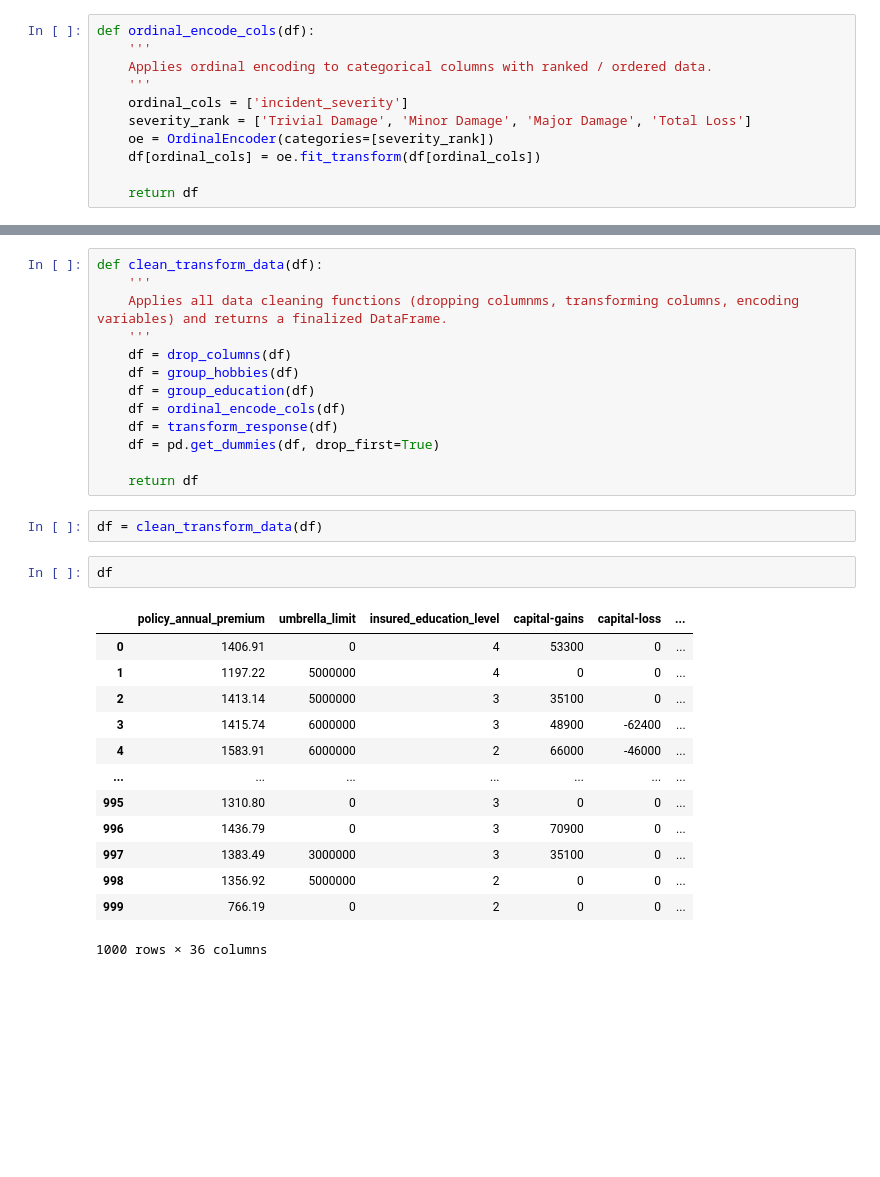
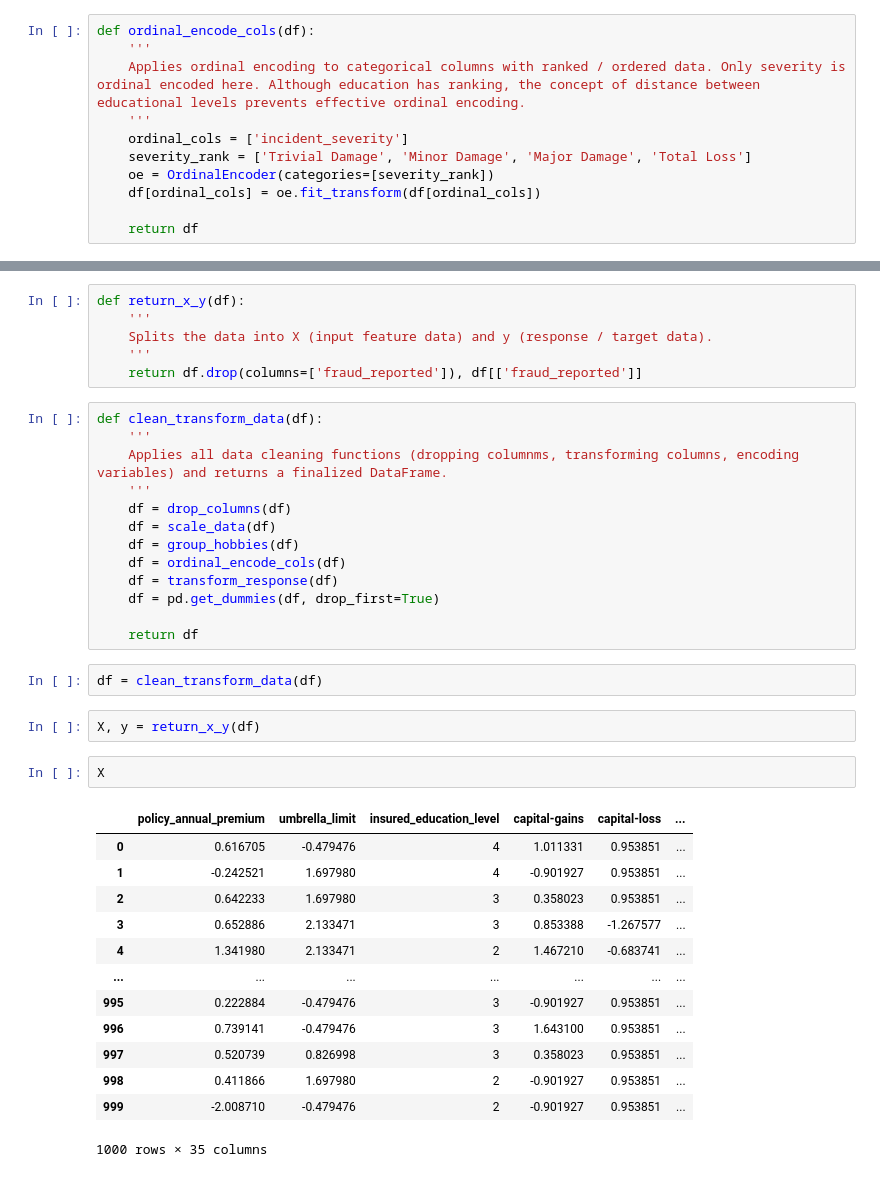
Before and after one commit to kcao22/insurance_fraud, a Jupyter notebook: exploration.ipynb, the cells around one changed output, grey strips where cells are left out. Drawn from its saved outputs; the diff is of its cells as text; blank space fills up the shorter version.

Commit message:
change education to one hot. scaled data.

```diff
--- a/exploration.ipynb
+++ b/exploration.ipynb
@@ -532,7 +526,7 @@ def group_education(df):
 # %%
 def ordinal_encode_cols(df):
     '''
-    Applies ordinal encoding to categorical columns with ranked / ordered data.
+    Applies ordinal encoding to categorical columns with ranked / ordered data. Only severity is ordinal encoded here. Although education has ranking, the concept of distance between educational levels prevents effective ordinal encoding.
     '''
     ordinal_cols = ['incident_severity']
     severity_rank = ['Trivial Damage', 'Minor Damage', 'Major Damage', 'Total Loss']
@@ -549,12 +544,18 @@ def transform_response(df):
     return df
+# %%
+def return_x_y(df):
+    '''
+    Splits the data into X (input feature data) and y (response / target data).
+    '''
+    return df.drop(columns=['fraud_reported']), df[['fraud_reported']]
 # %%
 def clean_transform_data(df):
     '''
     Applies all data cleaning functions (dropping columnms, transforming columns, encoding variables) and returns a finalized DataFrame.
     '''
     df = drop_columns(df)
+    df = scale_data(df)
     df = group_hobbies(df)
-    df = group_education(df)
     df = ordinal_encode_cols(df)
     df = transform_response(df)
     df = pd.get_dummies(df, drop_first=True)
@@ -562,19 +563,21 @@ def clean_transform_data(df):
     return df
 # %%
 df = clean_transform_data(df)
-# %%
-df
-# %% [output]
-|  | policy_annual_premium | umbrella_limit | insured_education_level | capital-gains | capital-loss | ... |
-| 0 | 1406.91 | 0 | 4 | 53300 | 0 | ... |
-| 1 | 1197.22 | 5000000 | 4 | 0 | 0 | ... |
-| 2 | 1413.14 | 5000000 | 3 | 35100 | 0 | ... |
-| 3 | 1415.74 | 6000000 | 3 | 48900 | -62400 | ... |
-| 4 | 1583.91 | 6000000 | 2 | 66000 | -46000 | ... |
-| ... | ... | ... | ... | ... | ... | ... |
-| 995 | 1310.80 | 0 | 3 | 0 | 0 | ... |
-| 996 | 1436.79 | 0 | 3 | 70900 | 0 | ... |
-| 997 | 1383.49 | 3000000 | 3 | 35100 | 0 | ... |
-| 998 | 1356.92 | 5000000 | 2 | 0 | 0 | ... |
-| 999 | 766.19 | 0 | 2 | 0 | 0 | ... |
-1000 rows × 36 columns
+# %%
+X, y = return_x_y(df)
+# %%
+X
+# %% [output]
+|  | policy_annual_premium | umbrella_limit | insured_education_level | capital-gains | capital-loss | ... |
+| 0 | 0.616705 | -0.479476 | 4 | 1.011331 | 0.953851 | ... |
+| 1 | -0.242521 | 1.697980 | 4 | -0.901927 | 0.953851 | ... |
+| 2 | 0.642233 | 1.697980 | 3 | 0.358023 | 0.953851 | ... |
+| 3 | 0.652886 | 2.133471 | 3 | 0.853388 | -1.267577 | ... |
+| 4 | 1.341980 | 2.133471 | 2 | 1.467210 | -0.683741 | ... |
+| ... | ... | ... | ... | ... | ... | ... |
+| 995 | 0.222884 | -0.479476 | 3 | -0.901927 | 0.953851 | ... |
+| 996 | 0.739141 | -0.479476 | 3 | 1.643100 | 0.953851 | ... |
+| 997 | 0.520739 | 0.826998 | 3 | 0.358023 | 0.953851 | ... |
+| 998 | 0.411866 | 1.697980 | 2 | -0.901927 | 0.953851 | ... |
+| 999 | -2.008710 | -0.479476 | 2 | -0.901927 | 0.953851 | ... |
+1000 rows × 35 columns
```
Also changed, not shown: parts of 5 cells of this notebook.
